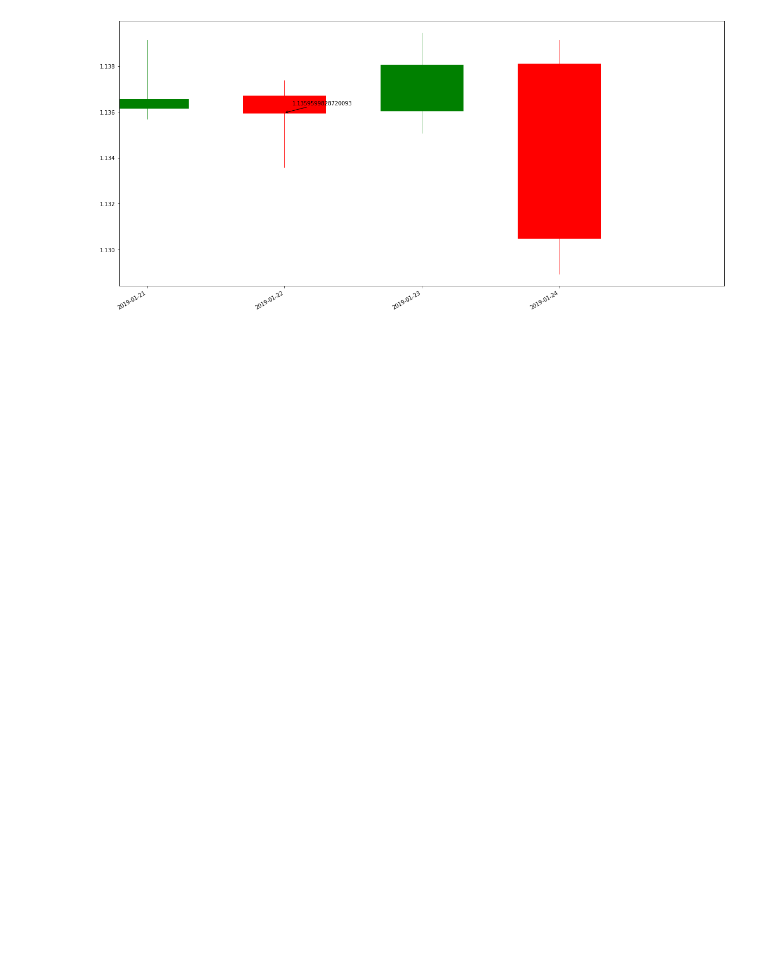
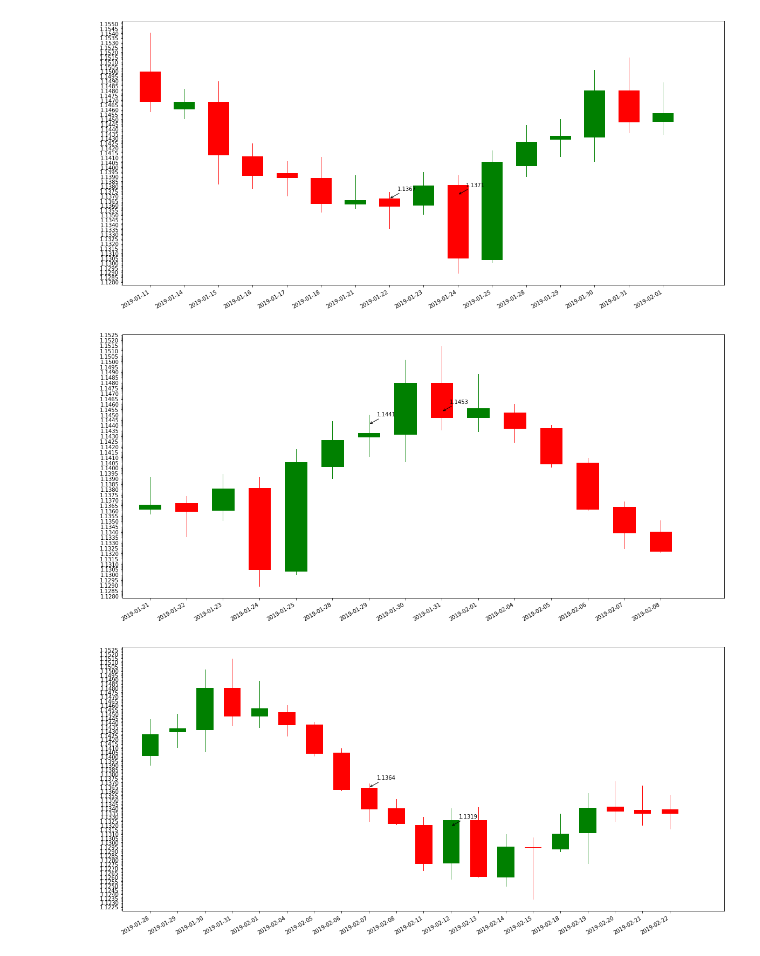
Before and after one commit to shine15/iridium, a Jupyter notebook: iridium/examples/report_analysis.ipynb, the cells around one changed output. Saved outputs shown, nothing was run; the diff lists cells and outputs as text; code cells hidden in the pictures; blank space fills up the shorter version.

Commit message:
trade chart wip

```diff
--- a/iridium/examples/report_analysis.ipynb
+++ b/iridium/examples/report_analysis.ipynb
@@ -14,16 +14,24 @@ df
 | 2 | EUR_USD | CLOSED | 2019-02-07 09:01:00 | 1549490460 | 1.13638 | -33914 | ... |
 | 3 | USD_JPY | CLOSED | 2019-02-12 09:01:00 | 1549922460 | 110.36600 | 39180 | ... |
 | 4 | EUR_JPY | CLOSED | 2019-02-21 09:01:00 | 1550700060 | 125.68200 | 34778 | ... |
-# %%
-instrument = "EUR_USD"
-freq = "D"
-start = 1548108060
-end = 1548339840
-start_offset = 0
-end_offset = 0
-chart = TradeChart(instrument, freq, start, end, start_offset, end_offset, 1)
-chart.draw_candlestick_chart()
-trade_time_idx = chart.date_time_index(1548108060)
-chart.add_annotate(0,chart._df.close[trade_time_idx], trade_time_idx,chart._df.close[trade_time_idx])
-# %% [output]
-[figure, removed]
+# %%
+for _, transaction in df.iterrows():
+    if transaction.state == 'CLOSED':
+        instrument = transaction.instrument
+        freq = "D"
+        open_time = transaction.open_time_timestamp
+        close_time = transaction.close_time_timestamp
+        start_offset = 10
+        end_offset = 10
+        chart = TradeChart(instrument, freq, open_time, close_time, start_offset, end_offset, 1)
+        open_price = round(transaction.trade_open_price, chart.pip_num)
+        close_price = round(transaction.trade_close_price, chart.pip_num)
+        chart.draw_candlestick_chart()
+        open_time_idx = chart.date_time_index(open_time)
+        chart.add_annotate(open_price, open_time_idx, open_price)
+        close_time_idx = chart.date_time_index(close_time)
+        chart.add_annotate(close_price, close_time_idx, close_price)
+# %% [output]
+[figure, added]
+[figure, added]
+[figure, added]
```
Also changed, not shown: parts of 1 cell of this notebook, 2 other files.
